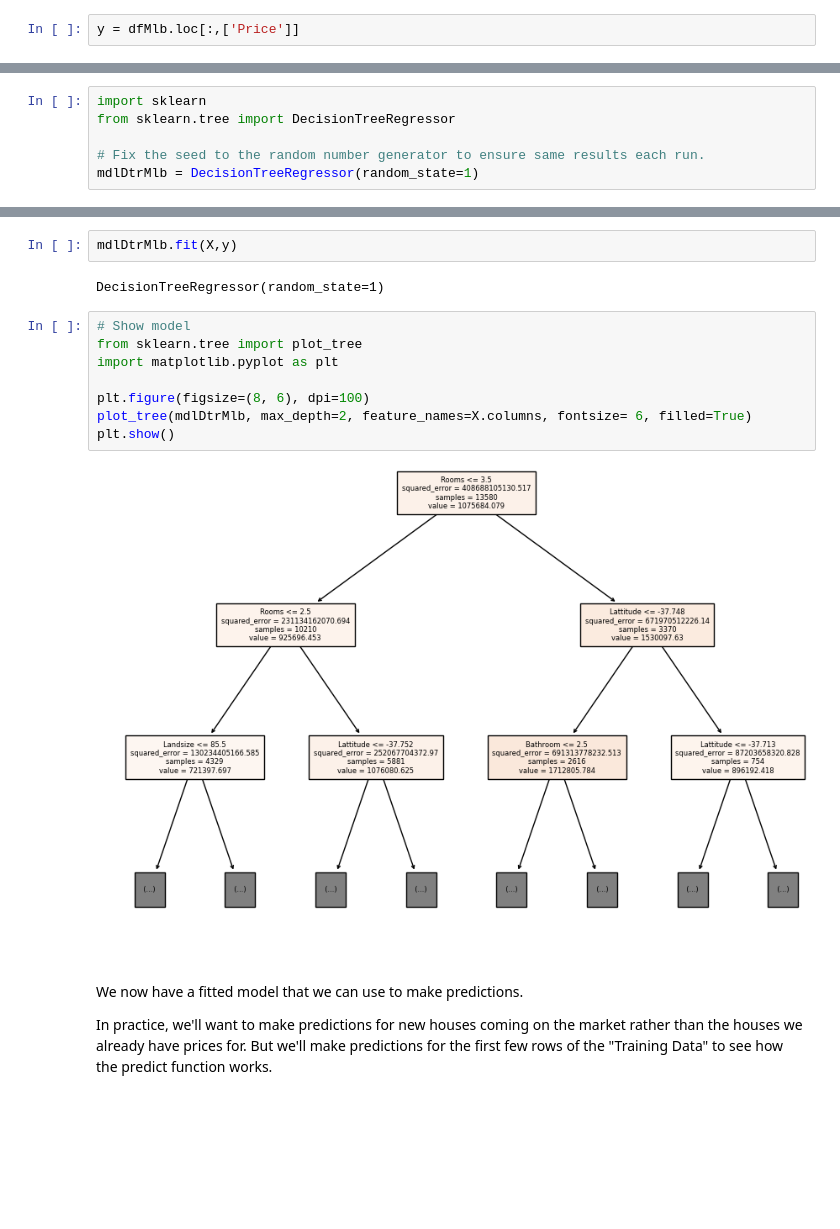
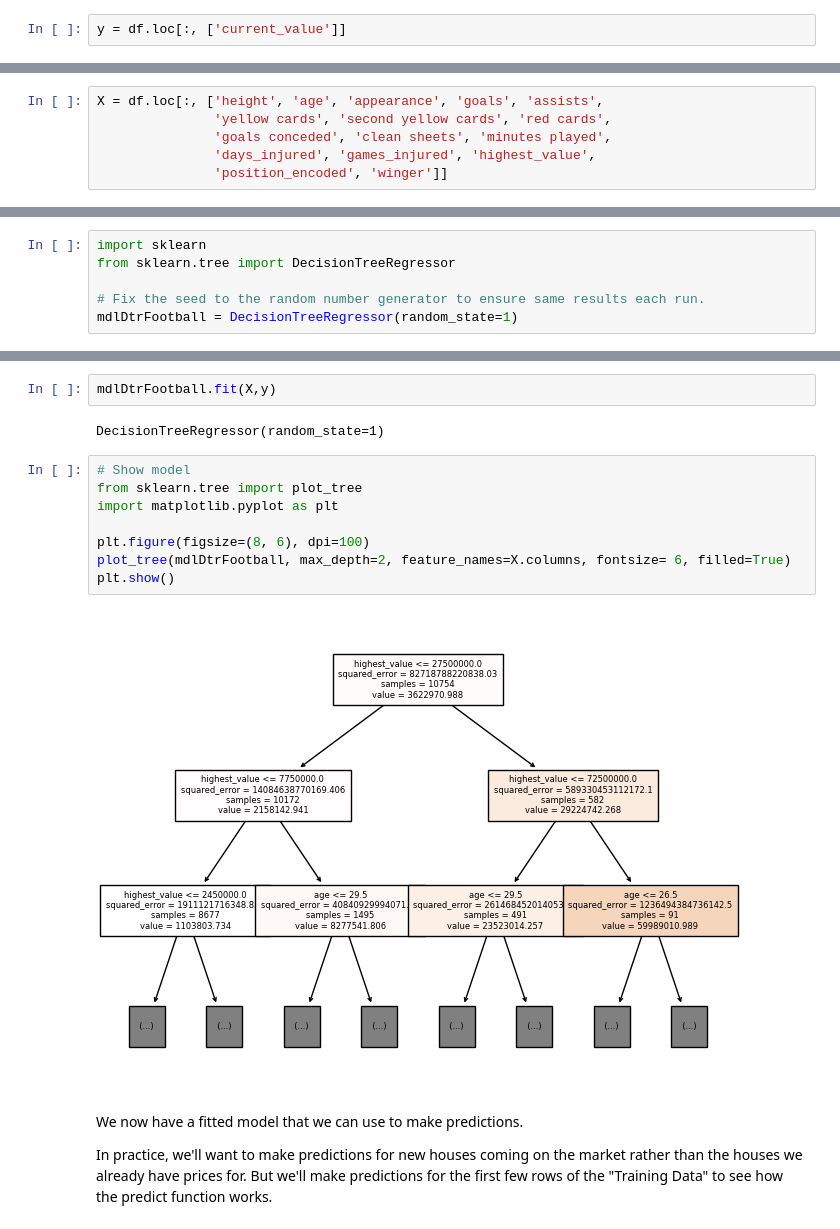
Before and after one commit to servetgulnaroglu/Forecasting, a Jupyter notebook: notebooks/n2.ipynb, the cells around one changed output, grey strips where cells are left out. Saved outputs shown, nothing was run; the diff lists cells and outputs as text; blank space fills up the shorter version.

```diff
--- a/notebooks/n2.ipynb
+++ b/notebooks/n2.ipynb
@@ -37,7 +32,7 @@ Index(['Suburb', 'Address', 'Rooms', 'Type', 'Price', 'Method', 'SellerG',
 ### Select a prediction "Target"
 The column we want to predict is called the prediction **target**. By convention, the prediction target is called y. In our case, we want to predict Price.
 # %%
-y = dfMlb.loc[:,['Price']]
+y = df.loc[:, ['current_value']]
 # %% [markdown]
 ### Choose "Features"
 The columns that are input into our model (and later used to make predictions) are called **features**. In our case, those would be the columns used to determine the home price.
@@ -46,3 +39,9 @@ X = dfMlb.loc[:,['Rooms', 'Bathroom', 'Landsize', 'Lattitude', 'Longtitude']]
+# %%
+X = df.loc[:, ['height', 'age', 'appearance', 'goals', 'assists',
+               'yellow cards', 'second yellow cards', 'red cards',
+               'goals conceded', 'clean sheets', 'minutes played',
+               'days_injured', 'games_injured', 'highest_value',
+               'position_encoded', 'winger']]
 # %%
 # View top few rows
 X.head()
@@ -100,23 +97,23 @@ import sklearn
 from sklearn.tree import DecisionTreeRegressor
 
 # Fix the seed to the random number generator to ensure same results each run.
-mdlDtrMlb = DecisionTreeRegressor(random_state=1)
+mdlDtrFootball = DecisionTreeRegressor(random_state=1)
 # %% [markdown]
 #### Fit
 # %%
-mdlDtrMlb.fit(X,y)
+mdlDtrFootball.fit(X,y)
 # %% [output]
 DecisionTreeRegressor(random_state=1)
 # %%
 # Show model
 from sklearn.tree import plot_tree
 import matplotlib.pyplot as plt
 
 plt.figure(figsize=(8, 6), dpi=100)
-plot_tree(mdlDtrMlb, max_depth=2, feature_names=X.columns, fontsize= 6, filled=True)
+plot_tree(mdlDtrFootball, max_depth=2, feature_names=X.columns, fontsize= 6, filled=True)
 plt.show()
 # %% [output]
-[figure, old version]
+[figure, new version]
 # %% [markdown]
 We now have a fitted model that we can use to make predictions.
 
```
Also changed, not shown: parts of 21 cells of this notebook.
